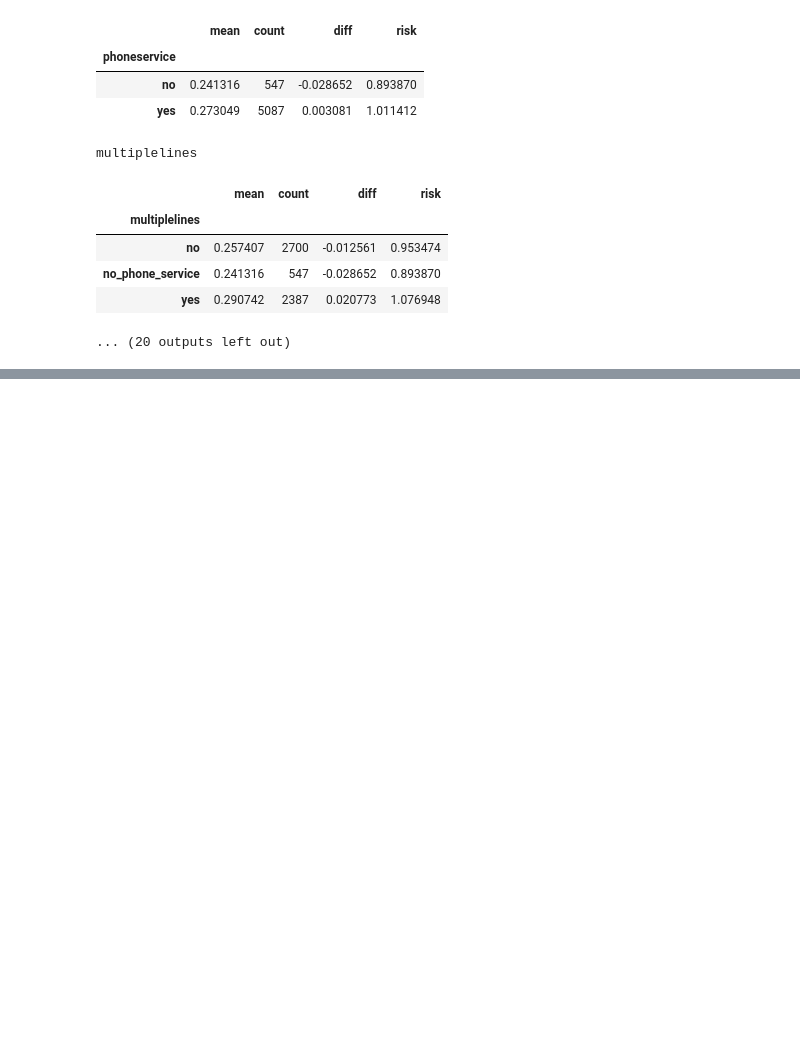
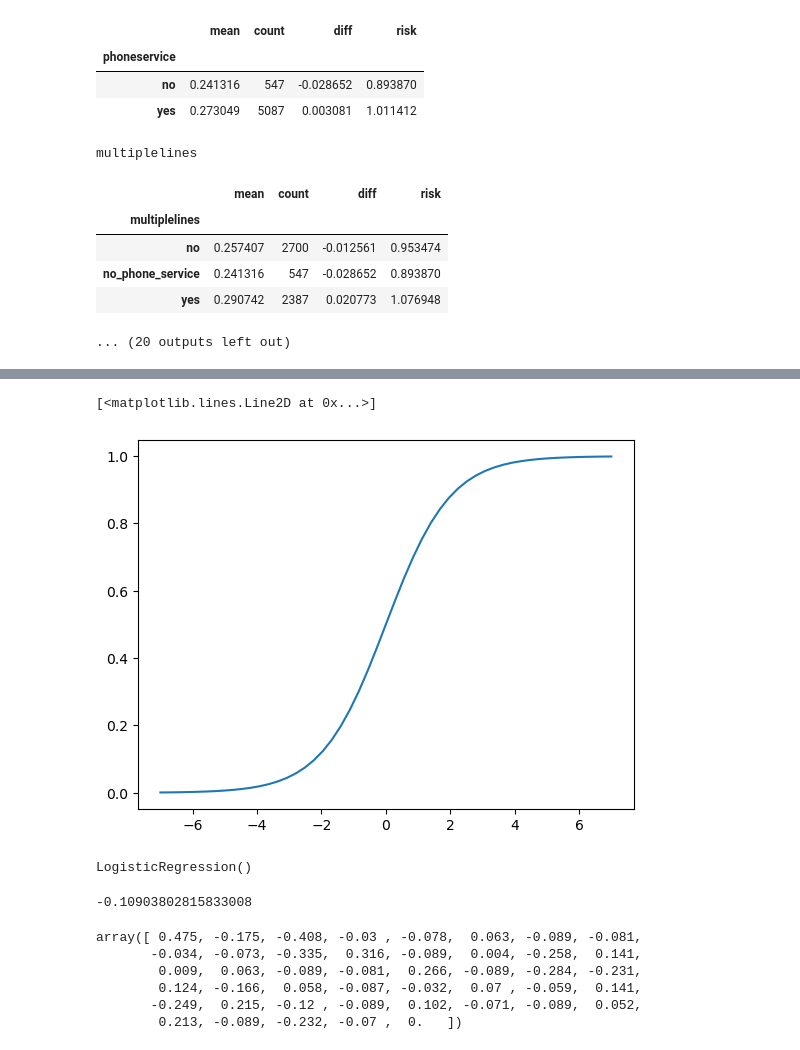
Before and after one commit to zerokodes/Churn_Prediction, a Jupyter notebook: Churn_Prediction.ipynb, the cells around one changed output, grey strips where cells are left out. Cells and saved outputs as stored; diff of their text form; code cells hidden in the pictures; blank space fills up the shorter version.

```diff
--- a/Churn_Prediction.ipynb
+++ b/Churn_Prediction.ipynb
@@ -385,0 +596,10 @@ multiplelines
+# %%
+def sigmoid(z):
+    return 1 / (1 + np.exp(-z))
+# %%
+z = np.linspace(-7,7,51)
+# %%
+plt.plot(z, sigmoid(z))
+# %% [output]
+[<matplotlib.lines.Line2D at 0x...>]
+[figure, added]
@@ -385,0 +617,18 @@ multiplelines
+# %%
+model = LogisticRegression()
+model.fit(X_train, y_train)
+# %% [output]
+LogisticRegression()
+# %%
+model.intercept_[0]
+# %% [output]
+-0.10903802815833008
+# %%
+model.coef_[0].round(3)
+# %% [output]
+array([ 0.475, -0.175, -0.408, -0.03 , -0.078,  0.063, -0.089, -0.081,
+       -0.034, -0.073, -0.335,  0.316, -0.089,  0.004, -0.258,  0.141,
+        0.009,  0.063, -0.089, -0.081,  0.266, -0.089, -0.284, -0.231,
+        0.124, -0.166,  0.058, -0.087, -0.032,  0.07 , -0.059,  0.141,
+       -0.249,  0.215, -0.12 , -0.089,  0.102, -0.071, -0.089,  0.052,
+        0.213, -0.089, -0.232, -0.07 ,  0.   ])
```
Also changed, not shown: parts of 68 cells of this notebook.
